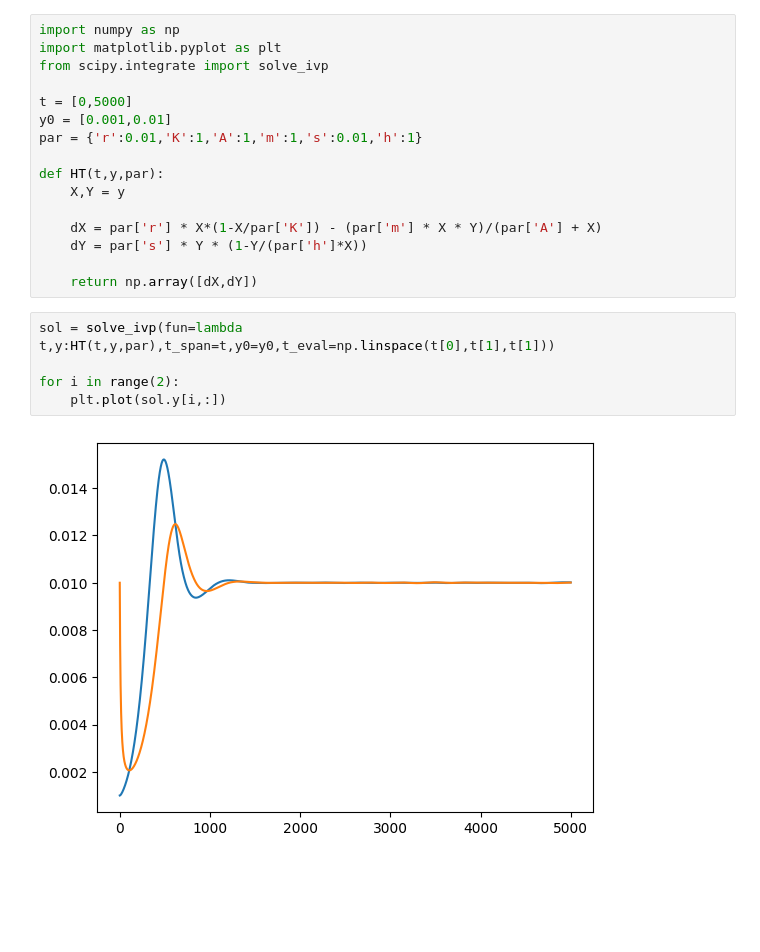
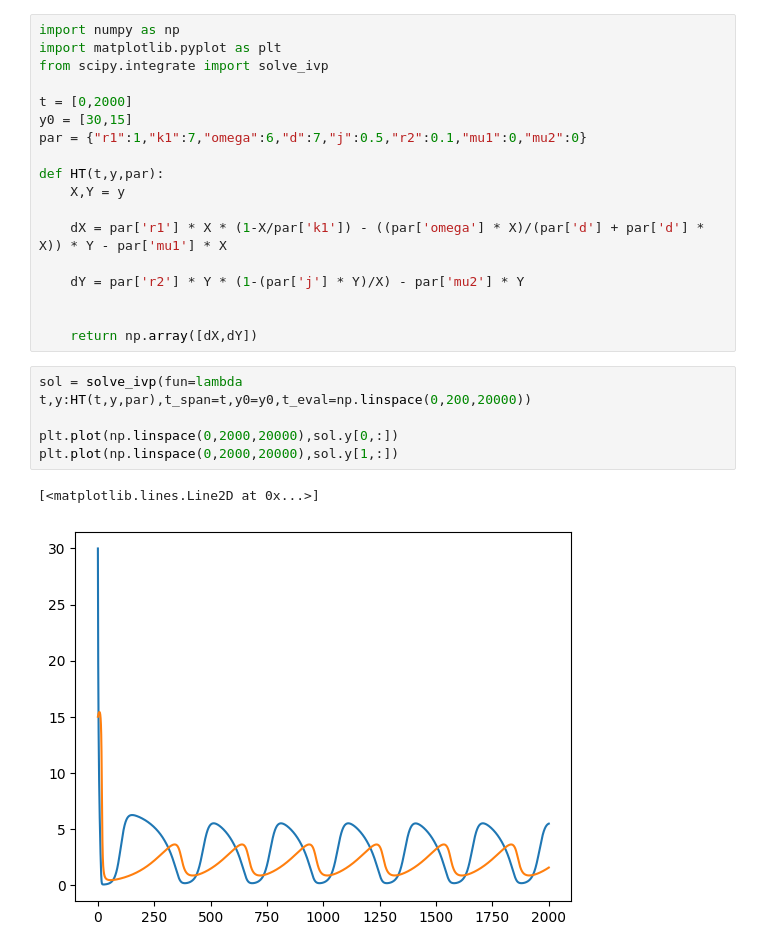
Before and after one commit to Averydx/CompBio, a Jupyter notebook: HollingTanner.ipynb, the cells around one changed output. Cells and saved outputs as stored; diff of their text form; blank space fills up the shorter version.

```diff
--- a/HollingTanner.ipynb
+++ b/HollingTanner.ipynb
@@ -3,21 +3,24 @@ import numpy as np
 import matplotlib.pyplot as plt
 from scipy.integrate import solve_ivp
 
-t = [0,5000]
-y0 = [0.001,0.01]
-par = {'r':0.01,'K':1,'A':1,'m':1,'s':0.01,'h':1}
+t = [0,2000]
+y0 = [30,15]
+par = {"r1":1,"k1":7,"omega":6,"d":7,"j":0.5,"r2":0.1,"mu1":0,"mu2":0}
 
 def HT(t,y,par):
     X,Y = y
 
-    dX = par['r'] * X*(1-X/par['K']) - (par['m'] * X * Y)/(par['A'] + X)
-    dY = par['s'] * Y * (1-Y/(par['h']*X))
+    dX = par['r1'] * X * (1-X/par['k1']) - ((par['omega'] * X)/(par['d'] + par['d'] * X)) * Y - par['mu1'] * X
+
+    dY = par['r2'] * Y * (1-(par['j'] * Y)/X) - par['mu2'] * Y
+
 
     return np.array([dX,dY])
 # %%
-sol = solve_ivp(fun=lambda t,y:HT(t,y,par),t_span=t,y0=y0,t_eval=np.linspace(t[0],t[1],t[1]))
+sol = solve_ivp(fun=lambda t,y:HT(t,y,par),t_span=t,y0=y0,t_eval=np.linspace(0,200,20000))
 
-for i in range(2):
-    plt.plot(sol.y[i,:])
+plt.plot(np.linspace(0,2000,20000),sol.y[0,:])
+plt.plot(np.linspace(0,2000,20000),sol.y[1,:])
 # %% [output]
+[<matplotlib.lines.Line2D at 0x...>]
-[figure, old version]
+[figure, new version]
```
Also changed, not shown: parts of 1 cell of this notebook, 4 other files.
